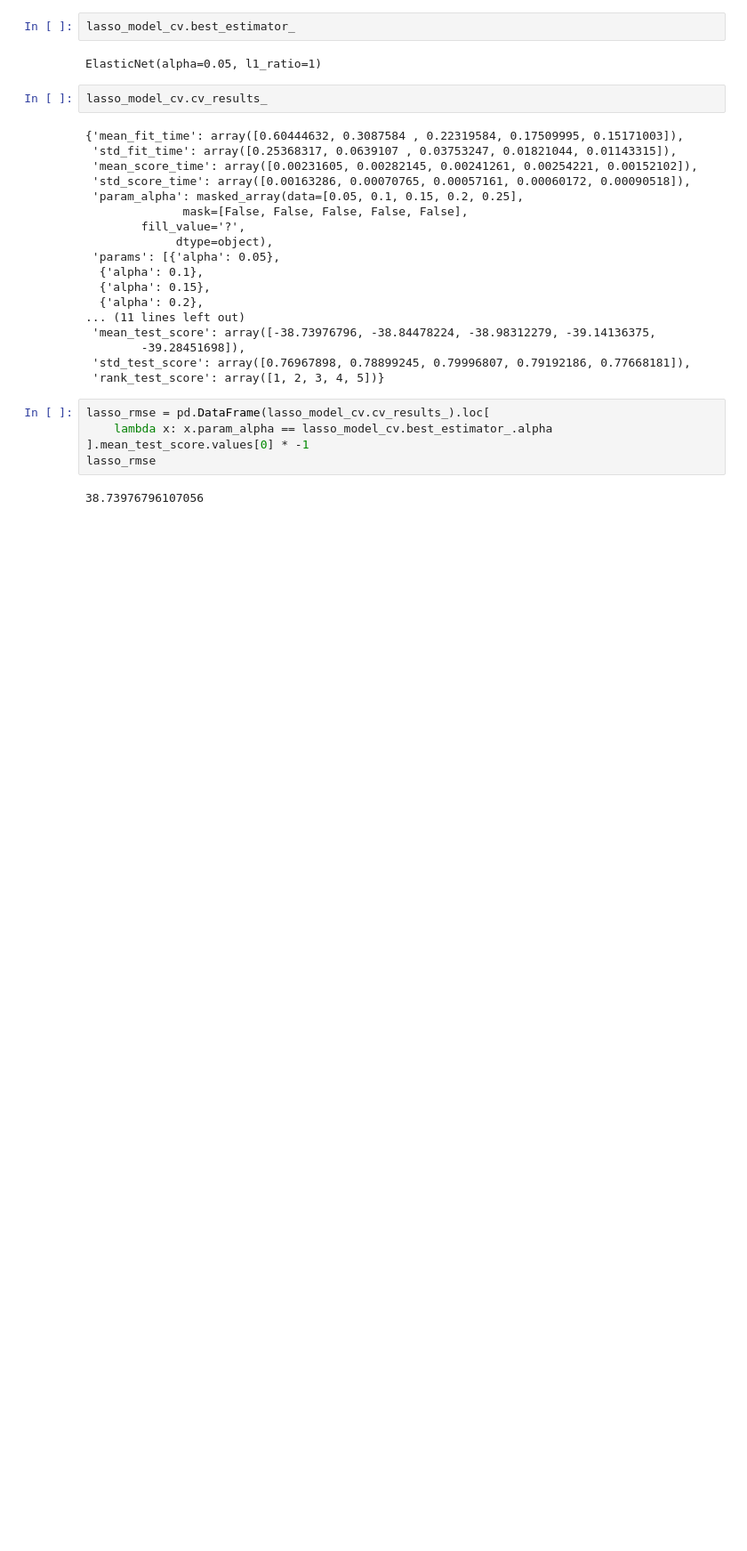
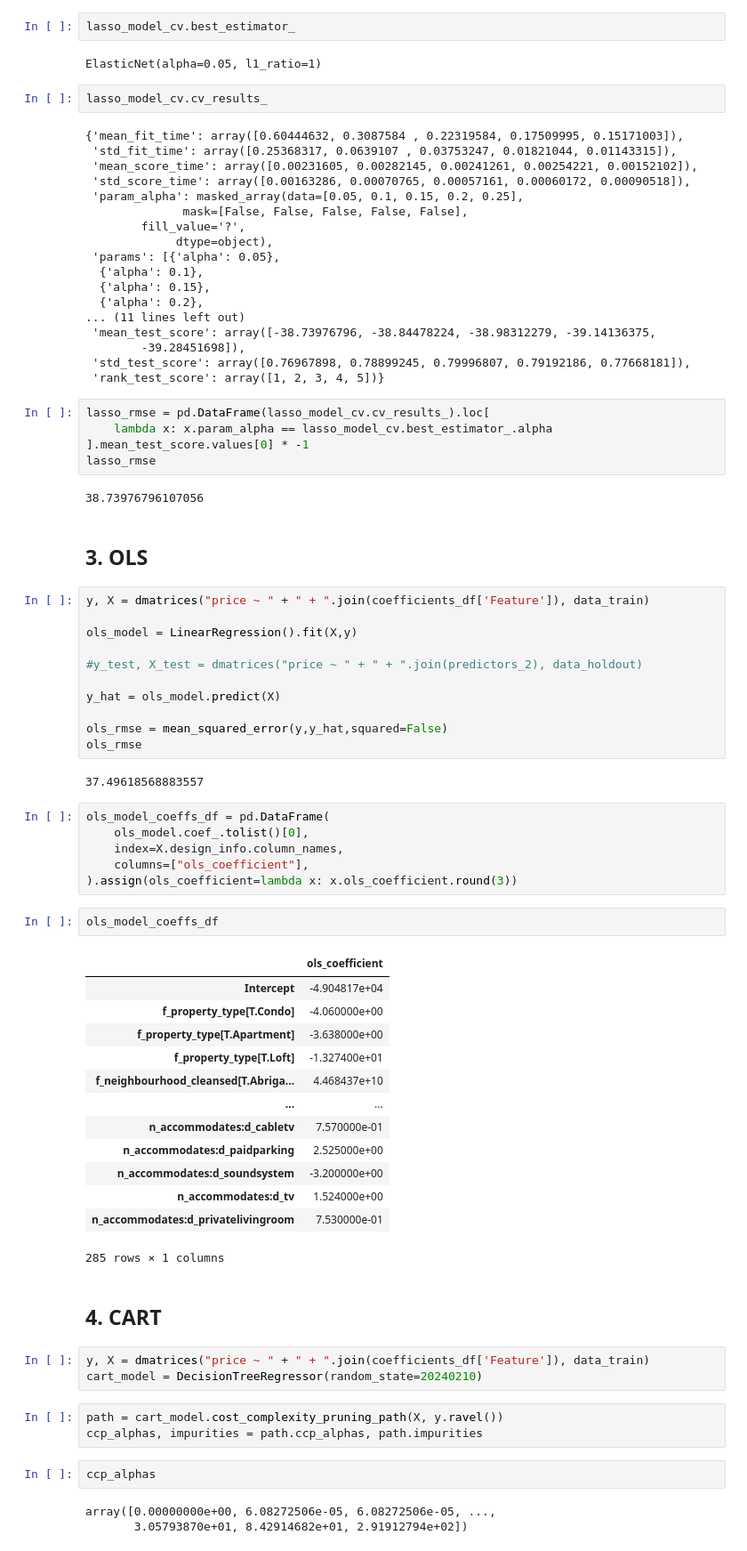
Before and after one commit to arbash-malik/DA3, a Jupyter notebook: Assignment 2/Assignment 2.ipynb, the cells around one changed output. Shown at 89% size. Cells and saved outputs as stored; diff of their text form; blank space fills up the shorter version.

Commit message:
3 and 4 model - OLS and CART

```diff
--- a/Assignment 2/Assignment 2.ipynb
+++ b/Assignment 2/Assignment 2.ipynb
@@ -932,3 +932,53 @@ lasso_rmse = pd.DataFrame(lasso_model_cv.cv_results_).loc[
 lasso_rmse
 # %% [output]
 38.73976796107056
+# %% [markdown]
+## 3. OLS
+# %%
+y, X = dmatrices("price ~ " + " + ".join(coefficients_df['Feature']), data_train)
+
+ols_model = LinearRegression().fit(X,y)
+
+#y_test, X_test = dmatrices("price ~ " + " + ".join(predictors_2), data_holdout)
+
+y_hat = ols_model.predict(X)
+
+ols_rmse = mean_squared_error(y,y_hat,squared=False)
+ols_rmse
+# %% [output]
+37.49618568883557
+# %%
+ols_model_coeffs_df = pd.DataFrame(
+    ols_model.coef_.tolist()[0],
+    index=X.design_info.column_names,
+    columns=["ols_coefficient"],
+).assign(ols_coefficient=lambda x: x.ols_coefficient.round(3))
+# %%
+ols_model_coeffs_df
+# %% [output]
+|  | ols_coefficient |
+| Intercept | -4.904817e+04 |
+| f_property_type[T.Condo] | -4.060000e+00 |
+| f_property_type[T.Apartment] | -3.638000e+00 |
+| f_property_type[T.Loft] | -1.327400e+01 |
+| f_neighbourhood_cleansed[T.Abriga... | 4.468437e+10 |
+| ... | ... |
+| n_accommodates:d_cabletv | 7.570000e-01 |
+| n_accommodates:d_paidparking | 2.525000e+00 |
+| n_accommodates:d_soundsystem | -3.200000e+00 |
+| n_accommodates:d_tv | 1.524000e+00 |
+| n_accommodates:d_privatelivingroom | 7.530000e-01 |
+285 rows × 1 columns
+# %% [markdown]
+## 4. CART
+# %%
+y, X = dmatrices("price ~ " + " + ".join(coefficients_df['Feature']), data_train)
+cart_model = DecisionTreeRegressor(random_state=20240210)
+# %%
+path = cart_model.cost_complexity_pruning_path(X, y.ravel())
+ccp_alphas, impurities = path.ccp_alphas, path.impurities
+# %%
+ccp_alphas
+# %% [output]
+array([0.00000000e+00, 6.08272506e-05, 6.08272506e-05, ...,
+       3.05793870e+01, 8.42914682e+01, 2.91912794e+02])
```
Also changed, not shown: parts of 4 cells of this notebook.
